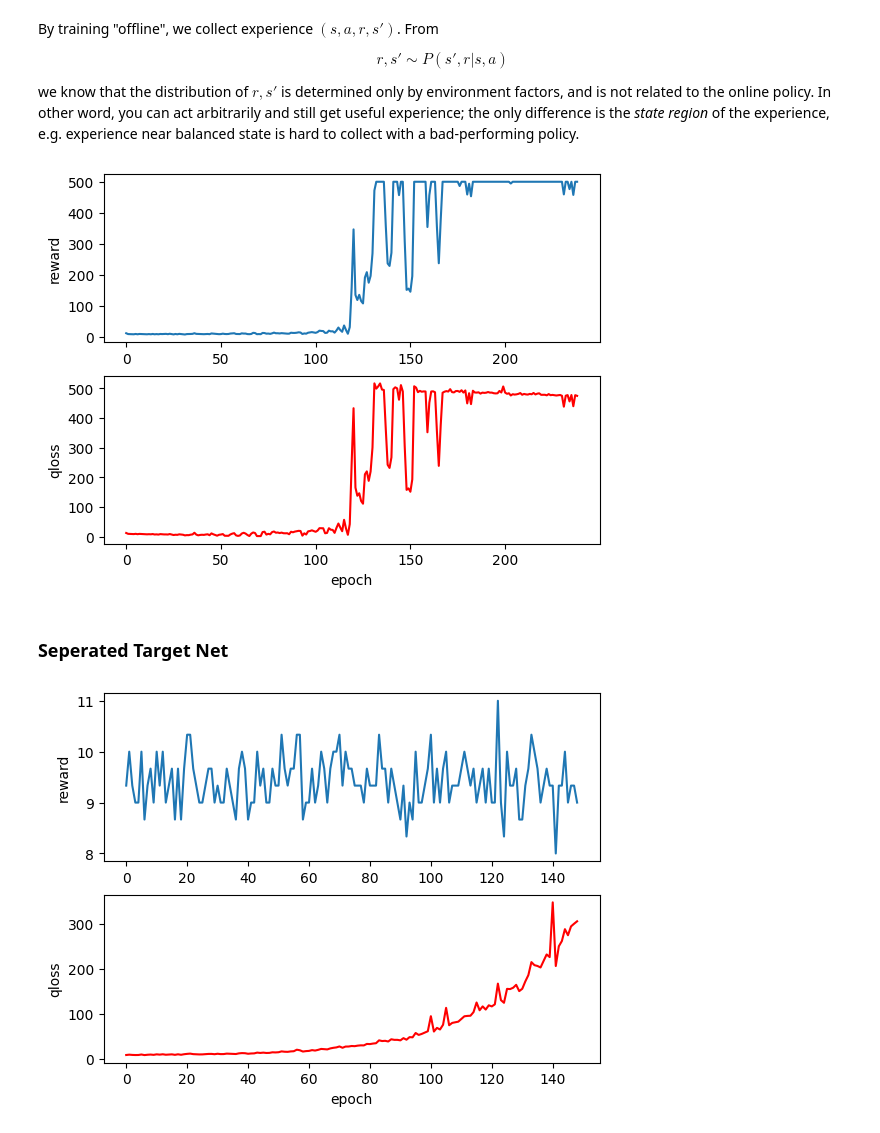
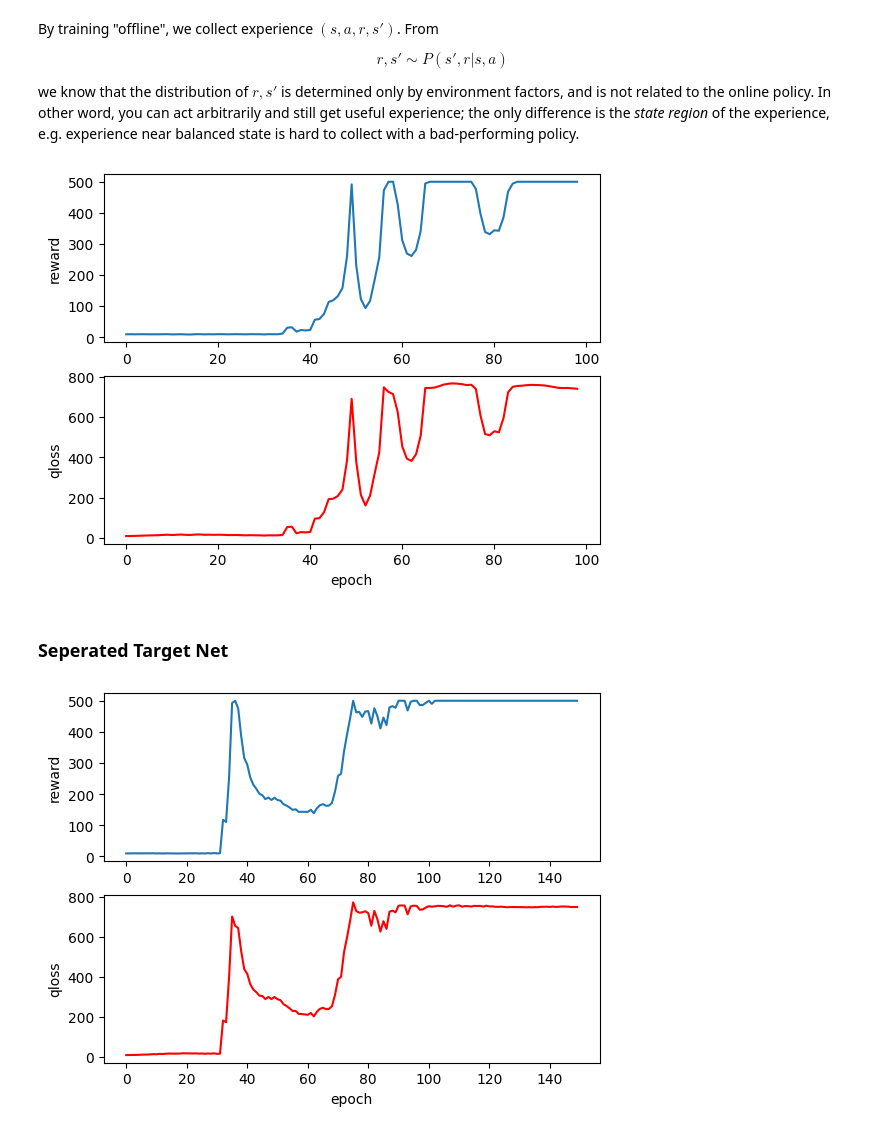
Before and after one commit to kINo204/RL-notes, a Jupyter notebook: 02-dqn.ipynb, the cells around one changed output. Cells and saved outputs as stored; diff of their text form; code cells hidden in the pictures.

```diff
--- a/02-dqn.ipynb
+++ b/02-dqn.ipynb
@@ -35,9 +37,7 @@ class Qnet(nn.Module):
 # %% [markdown]
 Value-based methods use dererministic policy $\pi(a|s) = 1 - \varepsilon \iff a = \argmax\limits_{a} ~Q_\theta(s,a)$. However, we adopt the $\varepsilon$-greedy method, letting the policy explore at a possibility of $\varepsilon$:
 # %%
-eps = 0.01
-
-def policy(q: Tensor) -> int:
+def policy(q: Tensor, eps) -> int:
     explore = torch.bernoulli(torch.tensor(eps)).item()
     action = torch.argmax(q).item()
     if explore == 1:
@@ -160,7 +169,7 @@ def replay_train(net, env, opt, *, epochs=200, batches=10, tsteps=100):
     experience: list[Experience] = []
     metrics = []
     for _ in range(epochs):
-        experience += reduce(add, [trajectory(net, env) for _ in range(batches)])
+        experience += reduce(add, [trajectory(net, env, 0.01) for _ in range(batches)])
         if len(experience) < tsteps: continue
         exps = sample(experience, k=tsteps)
         opt.zero_grad()
@@ -168,9 +177,9 @@ def replay_train(net, env, opt, *, epochs=200, batches=10, tsteps=100):
         loss.backward()
         opt.step()
 
-        tests = reduce(add, [trajectory(net, env) for _ in range(3)])
-        tst_loss = sum([exp_loss(net, t) for t in tests], torch.tensor(0.)) / 3
-        tst_reward = sum(t[2] for t in tests) / 3
+        tests = reduce(add, [trajectory(net, env, 0.0001) for _ in range(5)])
+        tst_loss = sum([exp_loss(net, t) for t in tests], torch.tensor(0.)) / 5
+        tst_reward = sum(t[2] for t in tests) / 5
         metrics.append({
             'reward': tst_reward,
             'qloss' : tst_loss.item()
@@ -180,21 +189,18 @@ def replay_train(net, env, opt, *, epochs=200, batches=10, tsteps=100):
 
 
 ''' Prepare for training '''
-lr = 0.002
 net = Qnet()
-opt = optim.Adam(net.parameters(), lr=lr)
+opt = optim.Adam(net.parameters(), lr=0.001)
 ms = [] # a list for results
 # %%
-ms += replay_train(net, env, opt, epochs=120)
+ms += replay_train(net, env, opt, epochs=50)
 visualize(ms)
 # %% [output]
-[figure, old version]
+[figure, new version]
 # %% [markdown]
 ### Seperated Target Net
 # %%
 def replay_train_with_target(env, net, opt, *, epochs=200, batches=10, tsteps=100):
-    def concat(l1: list, l2: list) -> list: return l1 + l2
-
     experience: list[Experience] = []
     tar_net = Qnet()
     tar_net.requires_grad_(False)
@@ -203,31 +209,27 @@ def replay_train_with_target(env, net, opt, *, epochs=200, batches=10, tsteps=10
 
     def counter(period: int):
         val: int = 0
-        def step():
+        def count():
             nonlocal val
             val = (val + 1) % period
             return val
-        return step
+        return count
+    count = counter(period=5)
 
-    count = counter(10)
     for _ in range(epochs):
-        experience += reduce(concat, [trajectory(net, env) for _ in range(batches)])
+        experience += reduce(add, [trajectory(net, env, 0.01) for _ in range(batches)])
         if len(experience) < tsteps: continue
         exps = sample(experience, k=tsteps)
-        loss = torch.tensor(0.)
-        for s, a, r, sn in exps:
-            tar = r + gamma * tar_net(sn).max()
-            est = net(s)[a]
-            loss += F.mse_loss(est, tar)
         opt.zero_grad()
+        loss = sum([exp_loss(net, e, tnet=tar_net) for e in exps], torch.tensor(0.)) / tsteps
         loss.backward()
         opt.step()
         if count() == 0:
             tar_net.load_state_dict(net.state_dict())
 
-        tests = reduce(add, [trajectory(net, env) for _ in range(3)])
-        tst_loss = sum([exp_loss(net, t) for t in tests], torch.tensor(0.)) / 3
-        tst_reward = sum(t[2] for t in tests) / 3
+        tests = reduce(add, [trajectory(net, env, 0.0001) for _ in range(5)])
+        tst_loss = sum([exp_loss(net, t) for t in tests], torch.tensor(0.)) / 5
+        tst_reward = sum(t[2] for t in tests) / 5
         metrics.append({
             'reward': tst_reward,
             'qloss' : tst_loss.item()
@@ -237,13 +239,12 @@ def replay_train_with_target(env, net, opt, *, epochs=200, batches=10, tsteps=10
 
 
 ''' Prepare for training '''
-lr = 0.002
 net = Qnet()
-opt = optim.Adam(net.parameters(), lr=lr)
+opt = optim.Adam(net.parameters(), lr=0.001)
 
 ms = [] # a list for results
 # %%
-ms += replay_train_with_target(env, net, opt, epochs=150)
+ms += replay_train_with_target(env, net, opt, epochs=50)
 visualize(ms)
 # %% [output]
-[figure, old version]
+[figure, new version]
```
Also changed, not shown: parts of 6 cells of this notebook, 1 other file.
